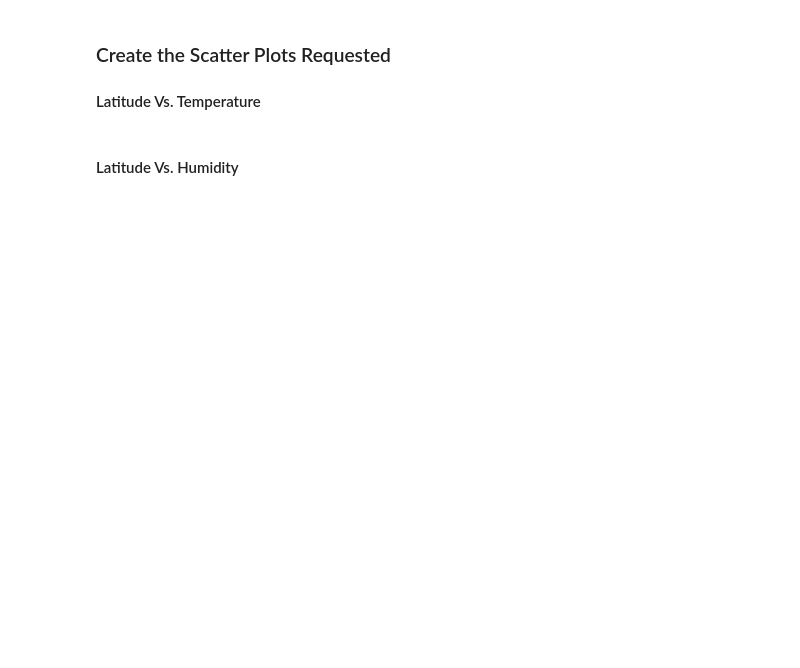
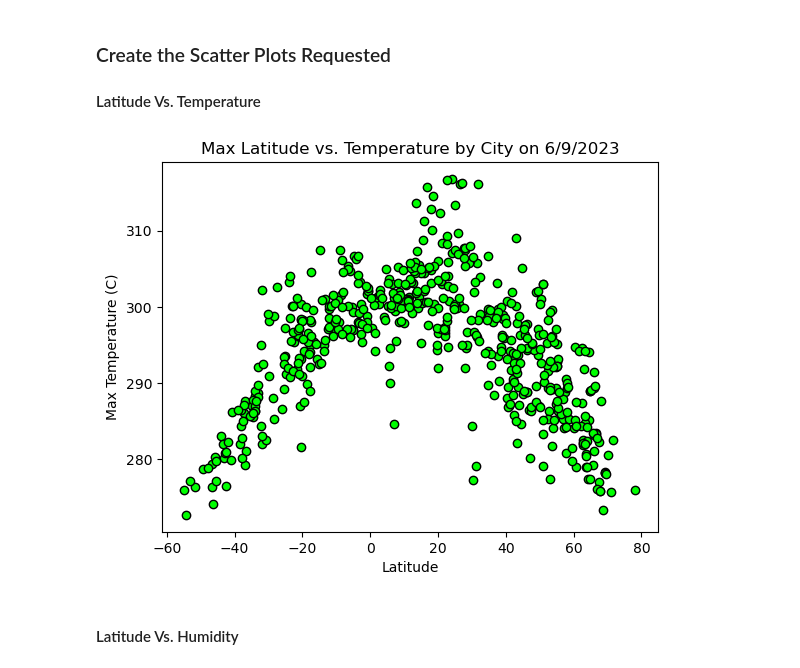
Before and after one commit to EBPaz/python-API-challenge, a Jupyter notebook: WeatherPy/starter_code/WeatherPy.ipynb, the cells around one changed output. Saved outputs shown, nothing was run; the diff lists cells and outputs as text; code cells hidden in the pictures; blank space fills up the shorter version.

Commit message:
updated code / all figures created

```diff
--- a/WeatherPy/starter_code/WeatherPy.ipynb
+++ b/WeatherPy/starter_code/WeatherPy.ipynb
@@ -175,6 +173,6 @@ OSError: Cannot save file into a non-existent directory: '..\WeatherPy\output_da
 # %%
 # Read saved data
-city_data_df = pd.read_csv("output_data/cities.csv", index_col="City_ID")
+city_data_df = pd.read_csv(r'C:\Homework\python-API-challenge\WeatherPy\output_data\cities.csv', index_col="City_ID")
 
 # Display sample data
 city_data_df.head()
@@ -184,16 +190,22 @@ city_data_df.head()
 #### Latitude Vs. Temperature
 # %%
 # Build scatter plot for latitude vs. temperature
-# YOUR CODE HERE
+x_values = city_data_df["Lat"].astype("float")
+y_values = city_data_df["Max Temp"].astype("float")
+plt.scatter(x_values, y_values, color = "lime", edgecolors = "black")
 
 # Incorporate the other graph properties
-# YOUR CODE HERE
+plt.xlabel('Latitude')
+plt.ylabel('Max Temperature (C)')
+plt.title("Max Latitude vs. Temperature by City on 6/9/2023")
 
 # Save the figure
-plt.savefig("output_data/Fig1.png")
+plt.savefig(r'C:\Homework\python-API-challenge\WeatherPy\output_data\Fig1.png')
 
 # Show plot
 plt.show()
+# %% [output]
+[figure, added]
 # %% [markdown]
 #### Latitude Vs. Humidity
 # %%
```
Also changed, not shown: parts of 7 cells of this notebook, 5 other files.
